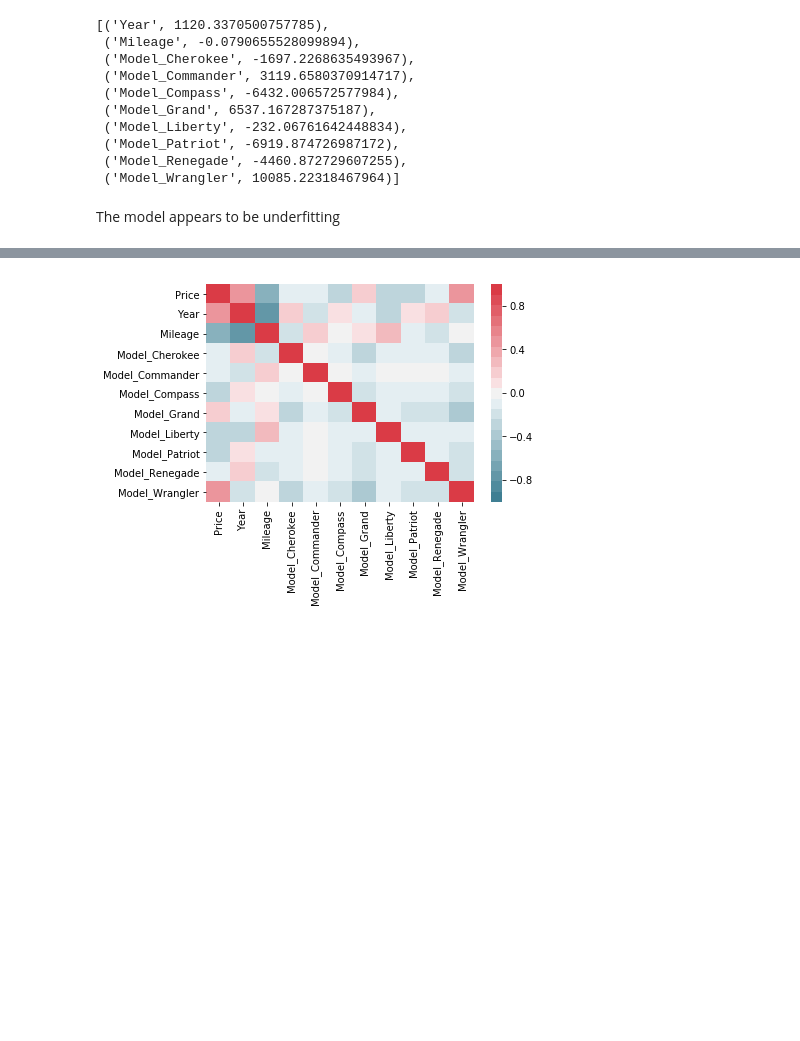
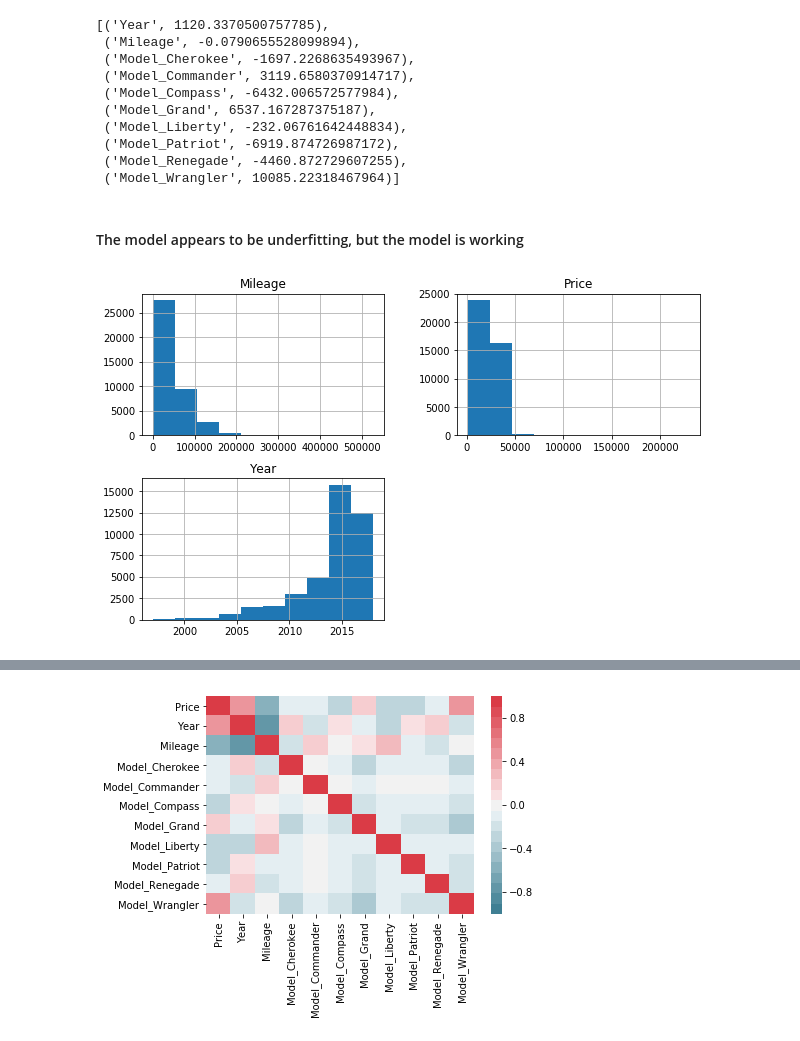
Before and after one commit to JimScheffel/jim_scheffel_final_project_part1, a Jupyter notebook: part2-option1a.ipynb, the cells around one changed output, grey strips where cells are left out. Cells and saved outputs as stored; diff of their text form; code cells hidden in the pictures; blank space fills up the shorter version.

```diff
--- a/part2-option1a.ipynb
+++ b/part2-option1a.ipynb
@@ -134,4 +150,8 @@ Intercept: -2232546.1690879026
  ('Model_Renegade', -4460.872729607255),
  ('Model_Wrangler', 10085.22318467964)]
 # %% [markdown]
-The model appears to be underfitting
+#### The model appears to be underfitting, but the model is working
+# %%
+axes = jeep.hist(figsize=(10,6))
+# %% [output]
+[figure, added]
```
Also changed, not shown: parts of 21 cells of this notebook.
